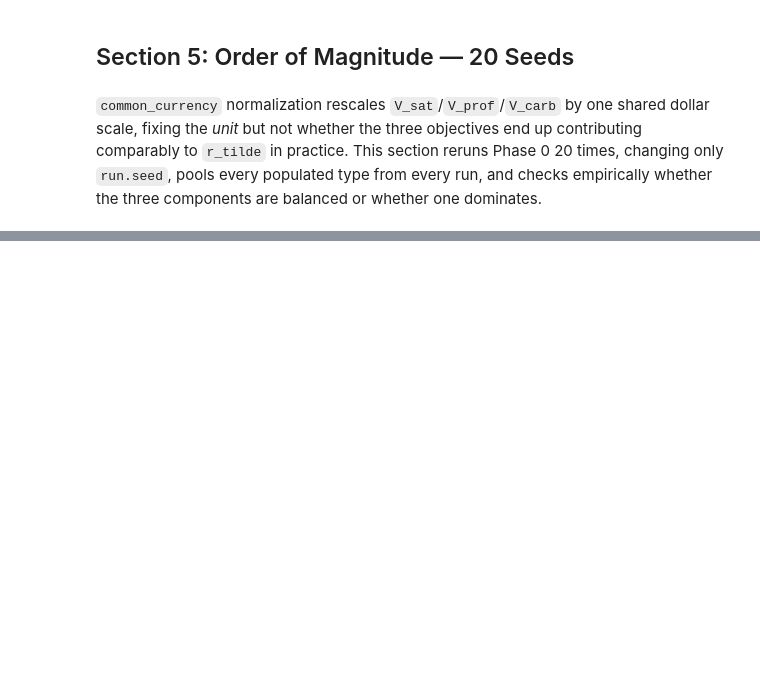
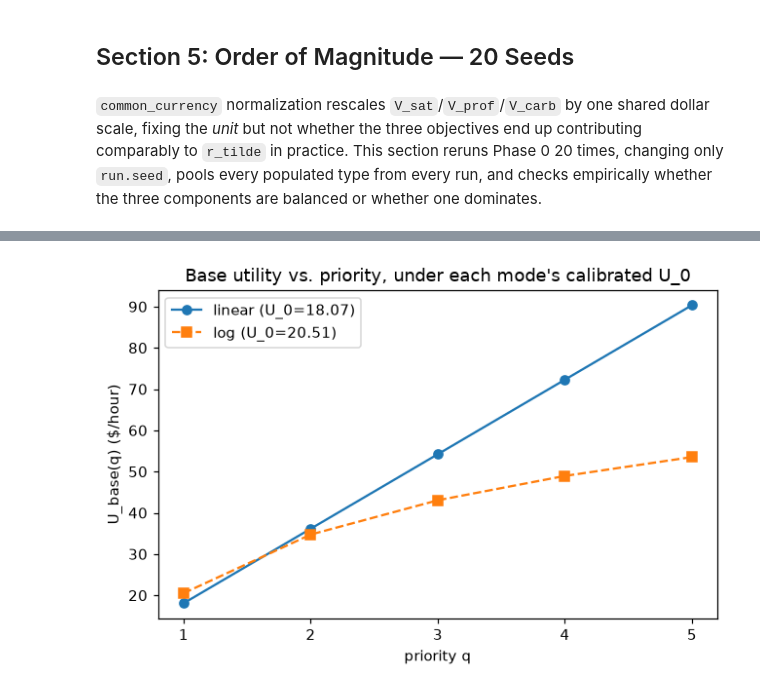
Before and after one commit to dangolofrancesco/dlent_rt, a Jupyter notebook: notebooks/01_phase0_diagnostics.ipynb, the cells around one changed output, grey strips where cells are left out. Cells and saved outputs as stored; diff of their text form; code cells hidden in the pictures; blank space fills up the shorter version.

Commit message:
updates phase 0

```diff
--- a/notebooks/01_phase0_diagnostics.ipynb
+++ b/notebooks/01_phase0_diagnostics.ipynb
@@ -936,0 +960,63 @@ gamma would drop by 33x
+# %%
+from dlent_rt.phase0 import calibrate_base_utility_u0
+
+MODES = ["linear", "log"]
+CALIB_STRATEGY = "lognormal"
+CALIB_SIGMA = 0.3
+TARGET_POS_FRAC = 0.90
+
+calib_rows = []
+mode_results = {}
+for mode in MODES:
+    u0 = calibrate_base_utility_u0(
+        ds, cfg, mode=mode, strategy=CALIB_STRATEGY, sigma=CALIB_SIGMA,
+        target_pos_frac=TARGET_POS_FRAC,
+    )
+    cfg_mode = apply_overrides(cfg, {
+        "bid.strategy": CALIB_STRATEGY, "bid.sigma": CALIB_SIGMA,
+        "bid.base_utility_u0": u0, "bid.base_utility_mode": mode,
+    })
+    st_mode = run_phase0(ds, cfg_mode)
+    m_mode = st_mode.p > 0
+
+    lp_mode = solve_lp_rs(st_mode.p, st_mode.r_tilde, st_mode.v, ds.capacity)
+    cons_opt_mode = ((st_mode.p[lp_mode.support_idx, None] * st_mode.v[lp_mode.support_idx]
+                       * lp_mode.x[:, None]).sum(axis=0)
+                      if lp_mode.x.size else np.zeros(len(ds.capacity)))
+    util_opt_mode = cons_opt_mode / ds.capacity
+
+    mode_results[mode] = (u0, st_mode, m_mode)
+    pos_r = int((st_mode.r_tilde[m_mode] > 0).sum())
+    calib_rows.append({
+        "mode": mode,
+        "U_0_calibrated": round(u0, 3),
+        "pos_reward_types": f"{pos_r}/{int(m_mode.sum())}",
+        "pos_reward_frac": round(pos_r / max(int(m_mode.sum()), 1), 4),
+        "phi<0%": round(100 * (st_mode.bids.phi_rate < 0).mean(), 2),
+        "gamma": round(st_mode.gamma, 2),
+        "util_opt": np.round(util_opt_mode, 4),
+        "r_tilde_min": round(float(st_mode.r_tilde[m_mode].min()), 4),
+        "r_tilde_max": round(float(st_mode.r_tilde[m_mode].max()), 4),
+    })
+
+calib_df = pd.DataFrame(calib_rows)
+display(calib_df)
+
+# U_base(q) for q=1..5 under both formulations, using each mode's own
+# calibrated U_0 -- this is the actual curve each mode uses in Phase 0
+# above, not an arbitrary shared U_0.
+q = np.arange(1, 6)
+fig, ax = plt.subplots(1, 1, figsize=(6, 4))
+for mode, marker in zip(MODES, ("o-", "s--")):
+    u0 = mode_results[mode][0]
+    if mode == "linear":
+        u_base = u0 * q
+    else:
+        u_base = u0 * (1.0 + np.log(q))
+    ax.plot(q, u_base, marker, label=f"{mode} (U_0={u0:.2f})")
+ax.set_xlabel("priority q"); ax.set_ylabel("U_base(q) ($/hour)")
+ax.set_xticks(q)
+ax.set_title("Base utility vs. priority, under each mode's calibrated U_0")
+ax.legend()
+plt.tight_layout(); plt.show()
+# %% [output]
@@ -936,0 +1026 @@ gamma would drop by 33x
+[figure, added]
```
Also changed, not shown: parts of 35 cells of this notebook, 5 other files.
